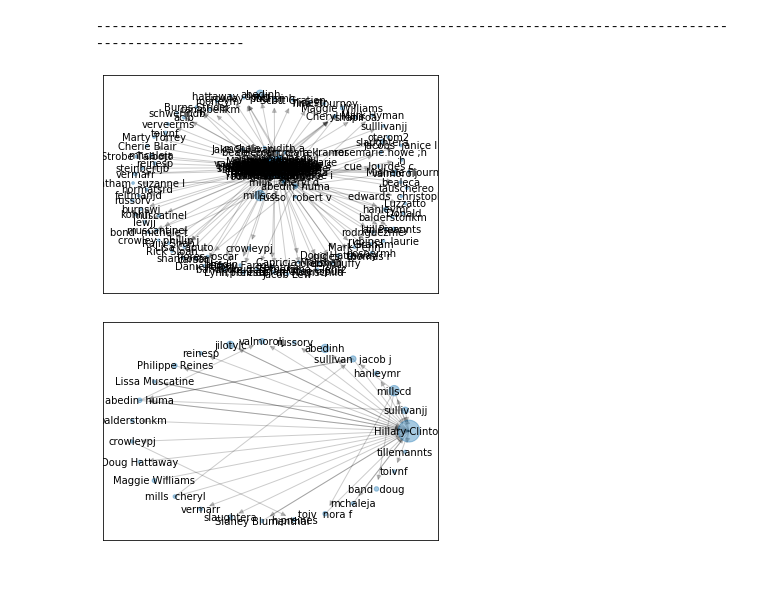
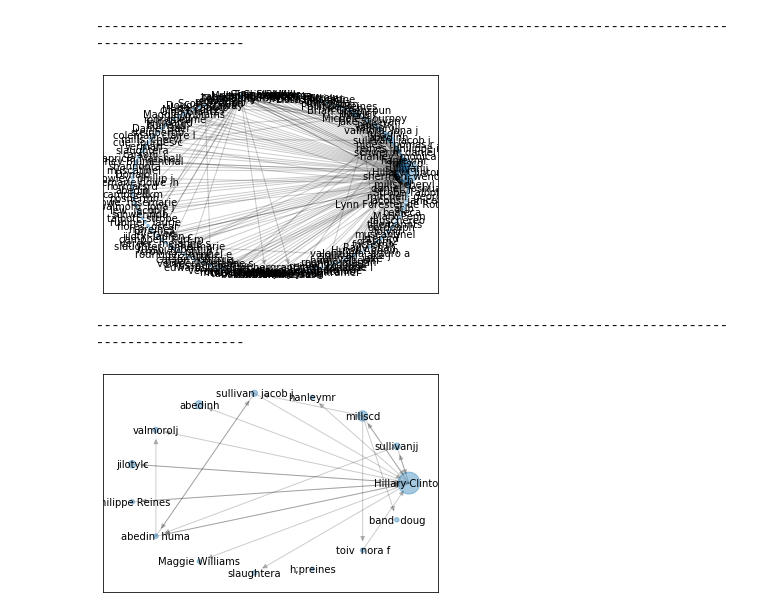
Before and after one commit to Beytab/RS6, a Jupyter notebook: L4/pagerank/email_pagerank.ipynb, the cells around one changed output. Saved outputs shown, nothing was run; the diff lists cells and outputs as text; code cells hidden in the pictures; blank space fills up the shorter version.

```diff
--- a/L4/pagerank/email_pagerank.ipynb
+++ b/L4/pagerank/email_pagerank.ipynb
@@ -50,7 +50,7 @@ def show_graph(graph,type='spring_layout'):
     # 设置网络中边长度
     edgesize = [np.sqrt(e[2]['weight']) for e in graph.edges(data=True)]
     # 绘制节点
-    nx.draw_networkx_nodes(graph,position,node_size=nodesize,alpha=0.4)
+    nx.draw_networkx_nodes(graph,position,node_size=nodesize,alpha=0.4) #alpha透明度
     # 绘制边
     nx.draw_networkx_edges(graph,position,edge_size=edgesize,alpha=0.2)
     # 绘制节点的label
@@ -71,36 +71,37 @@ for row in zip(emails.MetadataFrom,emails.MetadataTo,emails.RawText):
     else:
         edges_weights_temp[temp] = edges_weights_temp[temp]+1
 
 # print(edges_weights_temp)
 print('-'*100)
 # 转化格式 (from, to), weight => from, to, weight
 edges_weights = [(key[0],key[1],val) for key,val in edges_weights_temp.items()]
 
 # 创建一个有向图
 graph = nx.DiGraph()
 # 设置有向图中的路径及权重(from, to, weight)
 graph.add_weighted_edges_from(edges_weights)
 # 计算每个节点（人）的PR值，并作为节点的pagerank属性
 pagerank = nx.pagerank(graph)
 # 获取每个节点的pagerank数值
 pagerank_list = {node:rank for node,rank in pagerank.items()}
 # 将pagerank数值作为节点的属性
-nx.set_node_attributes(graph,name='pagerank',values=pagerank_list)
+nx.set_node_attributes(graph,name='pagerank',values=pagerank_list) # name：Name of the node attribute
 #画网格图
-show_graph(graph)
-
+show_graph(graph,'circular_layout')
+print('-'*100)
 # 将完整的图谱进行精简
 # 设置PR值的阈值，筛选大于阈值的重要核心节点
-pagerank_threshold = 0.005
+pagerank_threshold = 0.008
 # 复制一份计算好的网络图
 small_graph = graph.copy()
 # 剪掉PR值小于pagerank_threshold的节点
 for n,p_rank in graph.nodes(data=True):
     if p_rank['pagerank']<pagerank_threshold:
         small_graph.remove_node(n)
     # 画网络图
 show_graph(small_graph,'circular_layout')
 # %% [output]
 ----------------------------------------------------------------------------------------------------
-[figure, old version]
+[figure, new version]
+----------------------------------------------------------------------------------------------------
-[figure, old version]
+[figure, new version]
```
Also changed, not shown: 8 other files.
